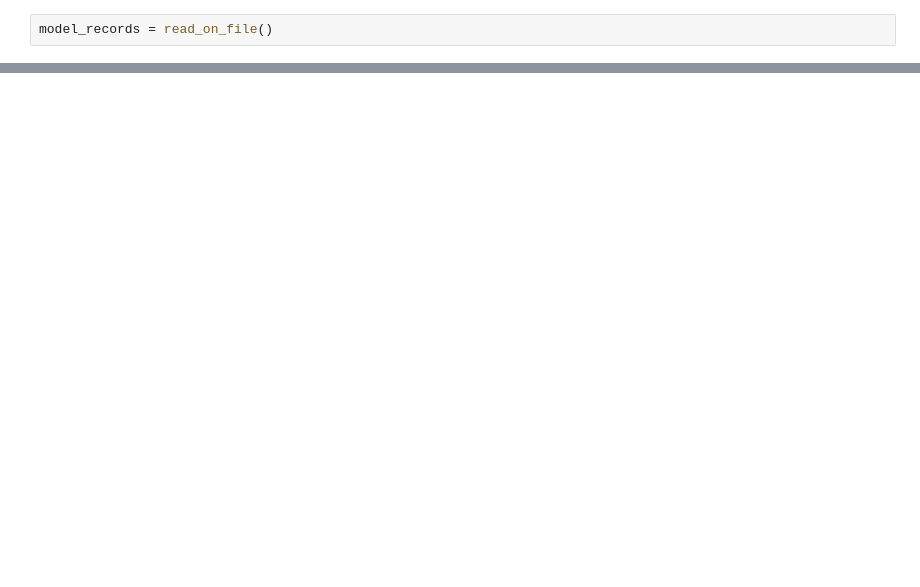
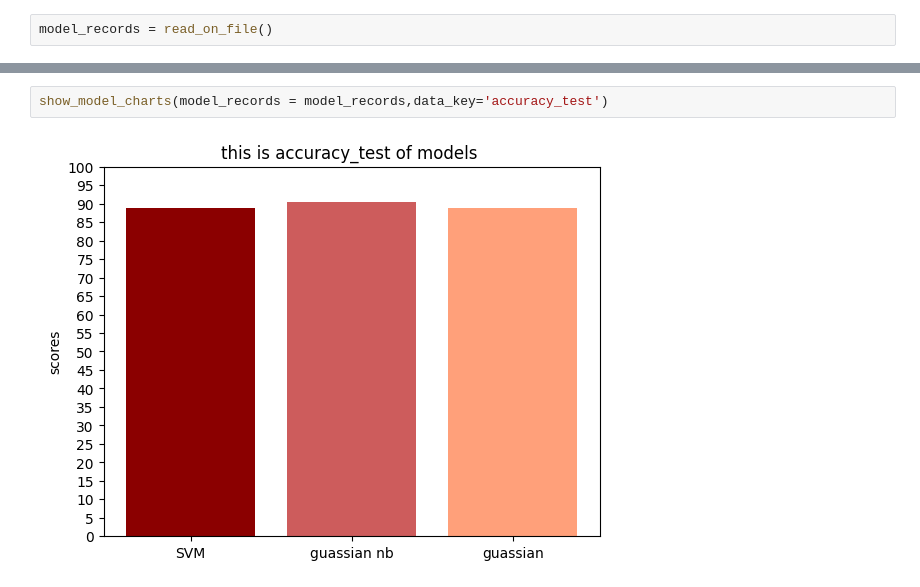
Before and after one commit to samirasoleimaninasab/ML-training-project, a Jupyter notebook: lung_cancer_data_set.ipynb, the cells around one changed output, grey strips where cells are left out. Saved outputs shown, nothing was run; the diff lists cells and outputs as text; blank space fills up the shorter version.

```diff
--- a/lung_cancer_data_set.ipynb
+++ b/lung_cancer_data_set.ipynb
@@ -424,0 +375,4 @@ show_model_charts(model_records = model_records,data_key='accuracy_train')
+# %%
+show_model_charts(model_records = model_records,data_key='accuracy_test')
+# %% [output]
+[figure, added]
```
Also changed, not shown: parts of 25 cells of this notebook.
